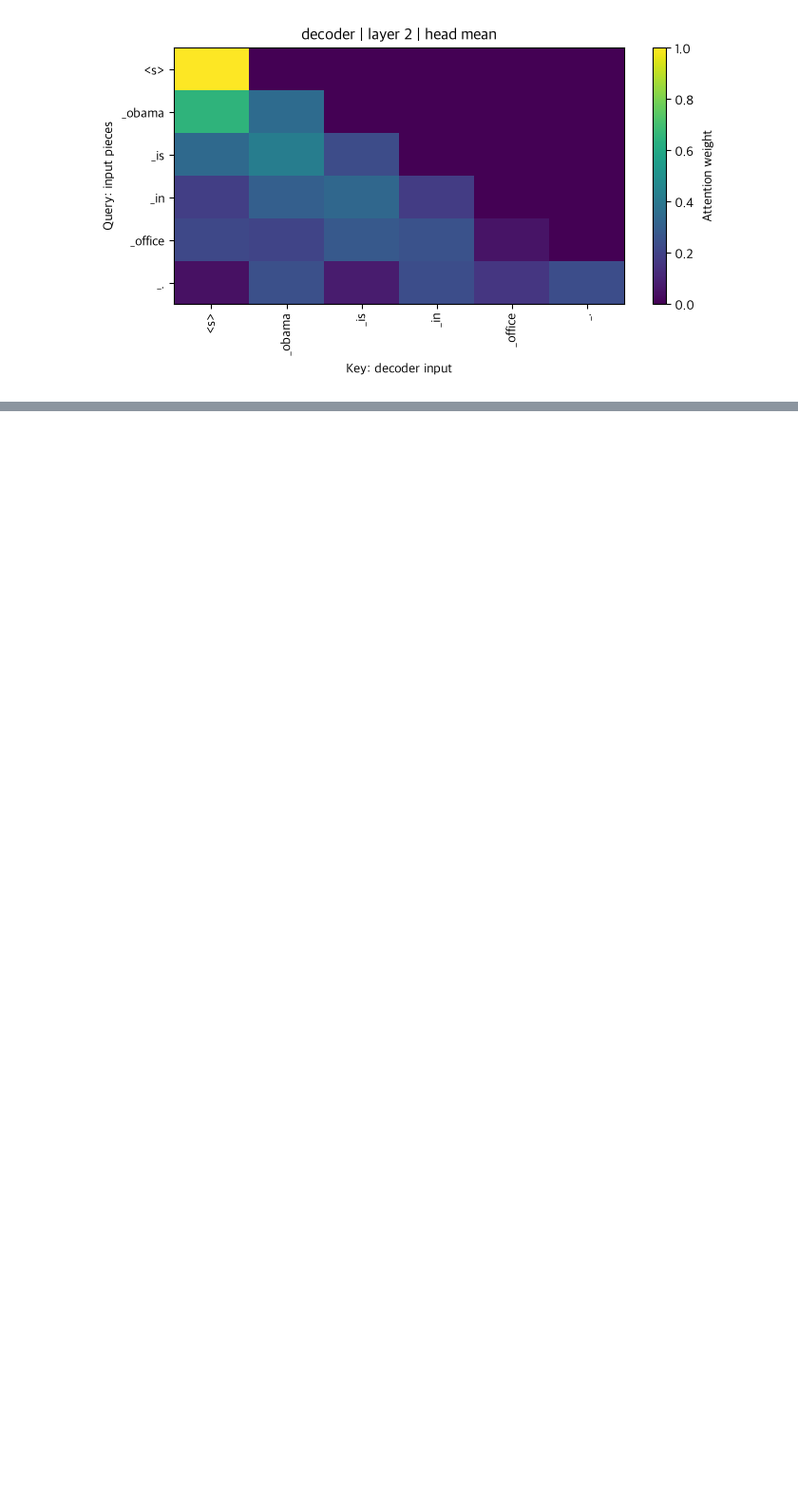
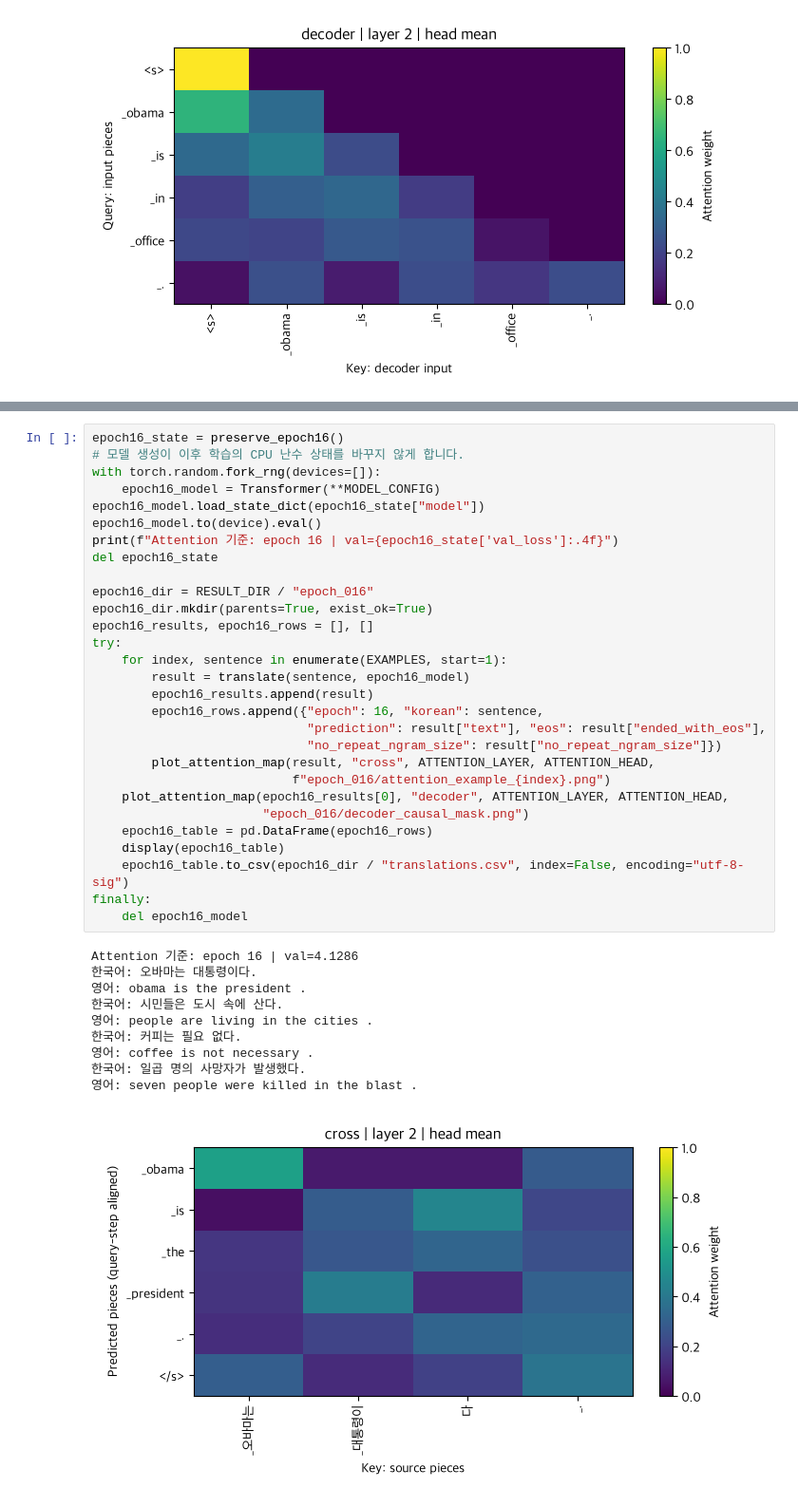
Before and after one commit to yooongZa/AIFFEL_Quest_EPA, a Jupyter notebook: NLP/NLP05/0910)Transformer_translate_project_local_ES.ipynb, the cells around one changed output, grey strips where cells are left out. Shown at 95% size. Cells and saved outputs as stored; diff of their text form; blank space fills up the shorter version.

```diff
--- a/NLP/NLP05/0910)Transformer_translate_project_local_ES.ipynb
+++ b/NLP/NLP05/0910)Transformer_translate_project_local_ES.ipynb
@@ -1305,0 +1384,40 @@ plot_attention_map(example_results[0], "decoder", ATTENTION_LAYER, ATTENTION_HEA
+# %%
+epoch16_state = preserve_epoch16()
+# 모델 생성이 이후 학습의 CPU 난수 상태를 바꾸지 않게 합니다.
+with torch.random.fork_rng(devices=[]):
+    epoch16_model = Transformer(**MODEL_CONFIG)
+epoch16_model.load_state_dict(epoch16_state["model"])
+epoch16_model.to(device).eval()
+print(f"Attention 기준: epoch 16 | val={epoch16_state['val_loss']:.4f}")
+del epoch16_state
+
+epoch16_dir = RESULT_DIR / "epoch_016"
+epoch16_dir.mkdir(parents=True, exist_ok=True)
+epoch16_results, epoch16_rows = [], []
+try:
+    for index, sentence in enumerate(EXAMPLES, start=1):
+        result = translate(sentence, epoch16_model)
+        epoch16_results.append(result)
+        epoch16_rows.append({"epoch": 16, "korean": sentence,
+                             "prediction": result["text"], "eos": result["ended_with_eos"],
+                             "no_repeat_ngram_size": result["no_repeat_ngram_size"]})
+        plot_attention_map(result, "cross", ATTENTION_LAYER, ATTENTION_HEAD,
+                           f"epoch_016/attention_example_{index}.png")
+    plot_attention_map(epoch16_results[0], "decoder", ATTENTION_LAYER, ATTENTION_HEAD,
+                       "epoch_016/decoder_causal_mask.png")
+    epoch16_table = pd.DataFrame(epoch16_rows)
+    display(epoch16_table)
+    epoch16_table.to_csv(epoch16_dir / "translations.csv", index=False, encoding="utf-8-sig")
+finally:
+    del epoch16_model
+# %% [output]
+Attention 기준: epoch 16 | val=4.1286
+한국어: 오바마는 대통령이다.
+영어: obama is the president .
+한국어: 시민들은 도시 속에 산다.
+영어: people are living in the cities .
+한국어: 커피는 필요 없다.
+영어: coffee is not necessary .
+한국어: 일곱 명의 사망자가 발생했다.
+영어: seven people were killed in the blast .
+[figure, added]
```
Also changed, not shown: parts of 10 cells of this notebook.
